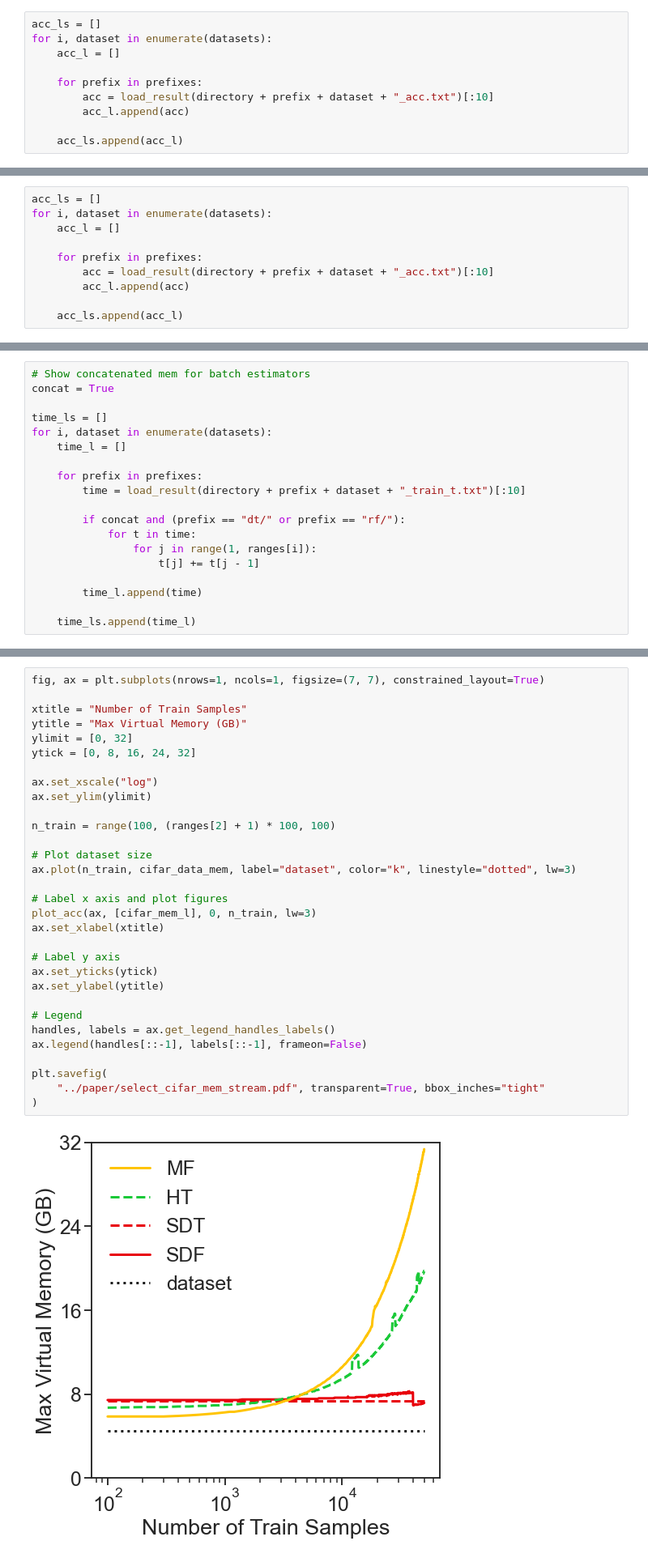
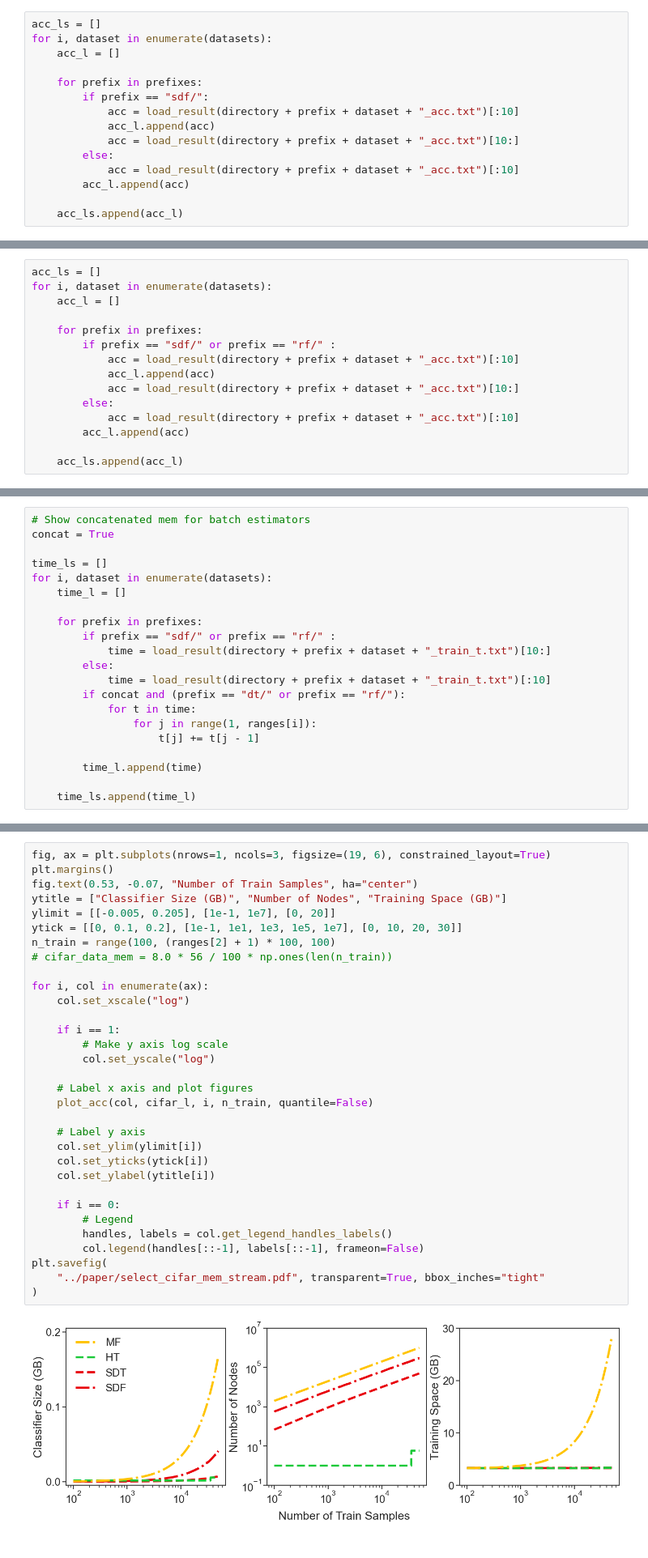
Before and after one commit to neurodata/SDTF, a Jupyter notebook: docs/select.ipynb, the cells around one changed output, grey strips where cells are left out. Shown at 81% size. Drawn from its saved outputs; the diff is of its cells as text.

Commit message:
ENH Optimize select benchmark figures

```diff
--- a/docs/select.ipynb
+++ b/docs/select.ipynb
@@ -84,7 +106,12 @@ for i, dataset in enumerate(datasets):
     acc_l = []
 
     for prefix in prefixes:
-        acc = load_result(directory + prefix + dataset + "_acc.txt")[:10]
+        if prefix == "sdf/":
+            acc = load_result(directory + prefix + dataset + "_acc.txt")[:10]
+            acc_l.append(acc)
+            acc = load_result(directory + prefix + dataset + "_acc.txt")[10:]
+        else:
+            acc = load_result(directory + prefix + dataset + "_acc.txt")[:10]
         acc_l.append(acc)
 
     acc_ls.append(acc_l)
@@ -145,7 +172,12 @@ for i, dataset in enumerate(datasets):
     acc_l = []
 
     for prefix in prefixes:
-        acc = load_result(directory + prefix + dataset + "_acc.txt")[:10]
+        if prefix == "sdf/" or prefix == "rf/" :
+            acc = load_result(directory + prefix + dataset + "_acc.txt")[:10]
+            acc_l.append(acc)
+            acc = load_result(directory + prefix + dataset + "_acc.txt")[10:]
+        else:
+            acc = load_result(directory + prefix + dataset + "_acc.txt")[:10]
         acc_l.append(acc)
 
     acc_ls.append(acc_l)
@@ -209,8 +241,10 @@ for i, dataset in enumerate(datasets):
     time_l = []
 
     for prefix in prefixes:
-        time = load_result(directory + prefix + dataset + "_train_t.txt")[:10]
-
+        if prefix == "sdf/" or prefix == "rf/" :
+            time = load_result(directory + prefix + dataset + "_train_t.txt")[10:]
+        else:
+            time = load_result(directory + prefix + dataset + "_train_t.txt")[:10]
         if concat and (prefix == "dt/" or prefix == "rf/"):
             for t in time:
                 for j in range(1, ranges[i]):
@@ -287,33 +344,34 @@ for prefix in prefixes:
 # %%
-fig, ax = plt.subplots(nrows=1, ncols=1, figsize=(7, 7), constrained_layout=True)
+fig, ax = plt.subplots(nrows=1, ncols=3, figsize=(19, 6), constrained_layout=True)
+plt.margins()
+fig.text(0.53, -0.07, "Number of Train Samples", ha="center")
+ytitle = ["Classifier Size (GB)", "Number of Nodes", "Training Space (GB)"]
+ylimit = [[-0.005, 0.205], [1e-1, 1e7], [0, 20]]
+ytick = [[0, 0.1, 0.2], [1e-1, 1e1, 1e3, 1e5, 1e7], [0, 10, 20, 30]]
+n_train = range(100, (ranges[2] + 1) * 100, 100)
+# cifar_data_mem = 8.0 * 56 / 100 * np.ones(len(n_train))
 
-xtitle = "Number of Train Samples"
-ytitle = "Max Virtual Memory (GB)"
-ylimit = [0, 32]
-ytick = [0, 8, 16, 24, 32]
+for i, col in enumerate(ax):
+    col.set_xscale("log")
 
-ax.set_xscale("log")
-ax.set_ylim(ylimit)
+    if i == 1:
+        # Make y axis log scale
+        col.set_yscale("log")
 
-n_train = range(100, (ranges[2] + 1) * 100, 100)
+    # Label x axis and plot figures
+    plot_acc(col, cifar_l, i, n_train, quantile=False)
 
-# Plot dataset size
-ax.plot(n_train, cifar_data_mem, label="dataset", color="k", linestyle="dotted", lw=3)
+    # Label y axis
+    col.set_ylim(ylimit[i])
+    col.set_yticks(ytick[i])
+    col.set_ylabel(ytitle[i])
 
-# Label x axis and plot figures
-plot_acc(ax, [cifar_mem_l], 0, n_train, lw=3)
-ax.set_xlabel(xtitle)
-
-# Label y axis
-ax.set_yticks(ytick)
-ax.set_ylabel(ytitle)
-
-# Legend
-handles, labels = ax.get_legend_handles_labels()
-ax.legend(handles[::-1], labels[::-1], frameon=False)
-
+    if i == 0:
+        # Legend
+        handles, labels = col.get_legend_handles_labels()
+        col.legend(handles[::-1], labels[::-1], frameon=False)
 plt.savefig(
     "../paper/select_cifar_mem_stream.pdf", transparent=True, bbox_inches="tight"
 )
 # %% [output]
-[figure, old version]
+[figure, new version]
```
Also changed, not shown: parts of 10 cells of this notebook, 4 other files.
